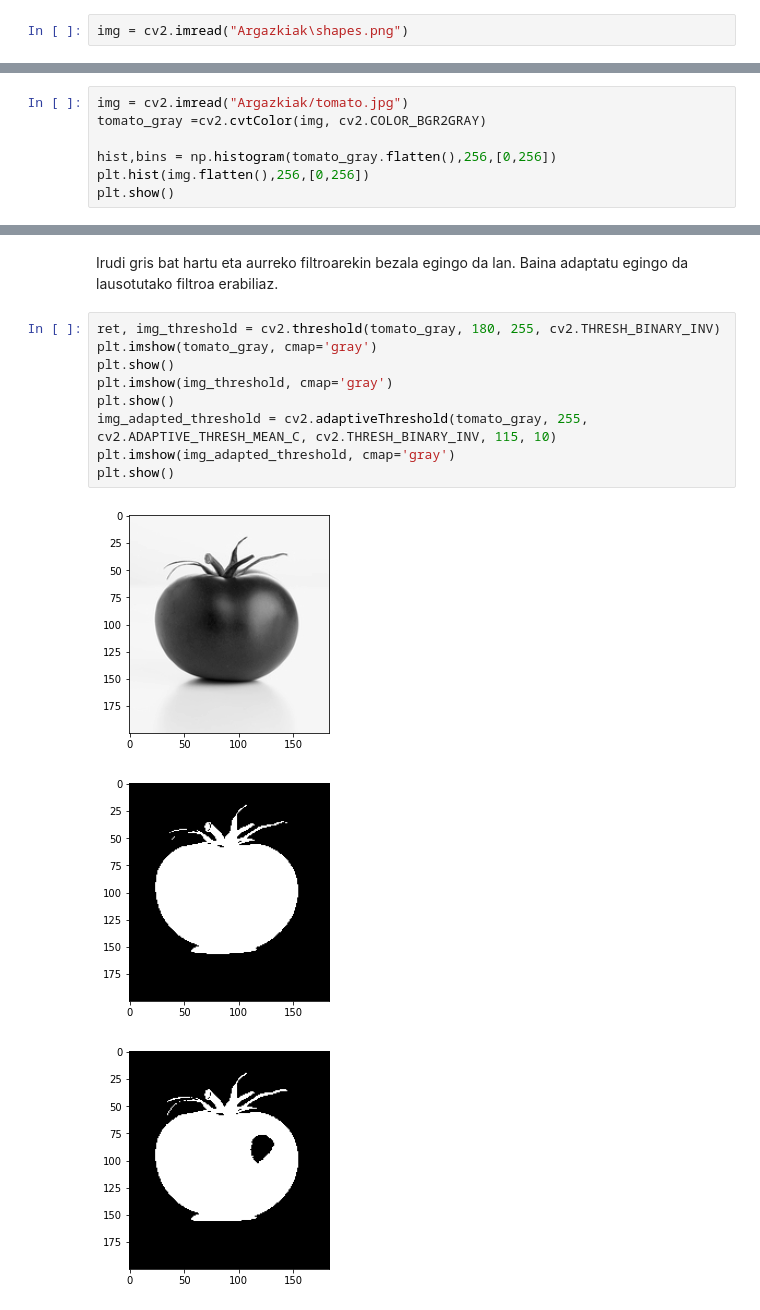
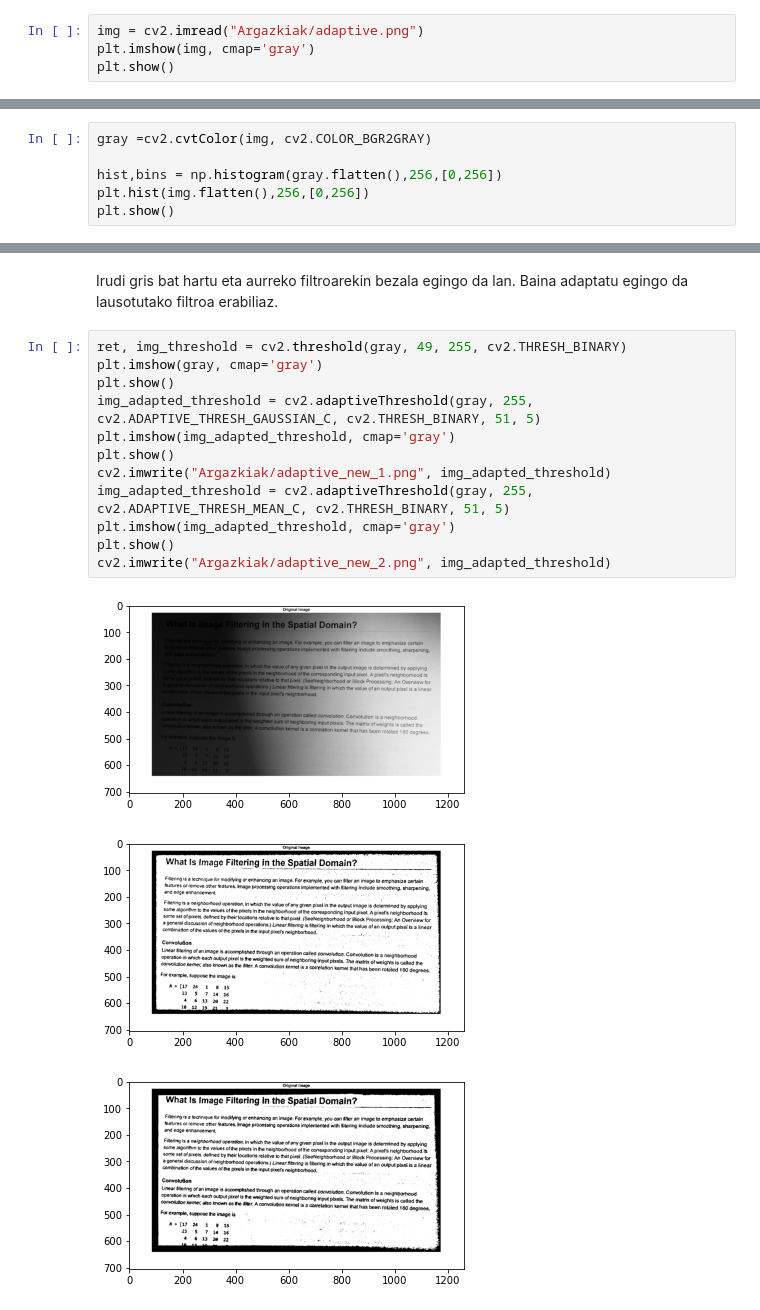
Before and after one commit to mikelalda/Ikusmen_artifiziala, a Jupyter notebook: 1-Ikusmen artifiziala/0 - Orokorra/02-Irudiak eraldatzen.ipynb, the cells around one changed output, grey strips where cells are left out. Drawn from its saved outputs; the diff is of its cells as text.

```diff
--- a/1-Ikusmen artifiziala/0 - Orokorra/02-Irudiak eraldatzen.ipynb
+++ b/1-Ikusmen artifiziala/0 - Orokorra/02-Irudiak eraldatzen.ipynb
@@ -139,4 +140,6 @@ Lausotua erabili beharrean posible da bataz-bestekoarekin egitea.
 # %% [markdown]
 Adibide berdina egingo dugu tomate batekin
 # %%
-img = cv2.imread("Argazkiak\shapes.png")
+img = cv2.imread("Argazkiak/adaptive.png")
+plt.imshow(img, cmap='gray')
+plt.show()
@@ -143,8 +148,7 @@ img = cv2.imread("Argazkiak\shapes.png")
 # %%
-img = cv2.imread("Argazkiak/tomato.jpg")
-tomato_gray =cv2.cvtColor(img, cv2.COLOR_BGR2GRAY)
+gray =cv2.cvtColor(img, cv2.COLOR_BGR2GRAY)
 
-hist,bins = np.histogram(tomato_gray.flatten(),256,[0,256])
+hist,bins = np.histogram(gray.flatten(),256,[0,256])
 plt.hist(img.flatten(),256,[0,256])
 plt.show()
 # %% [output]
@@ -152,15 +156,18 @@ plt.show()
 # %% [markdown]
 Irudi gris bat hartu eta aurreko filtroarekin bezala egingo da lan. Baina adaptatu egingo da lausotutako filtroa erabiliaz.
 # %%
-ret, img_threshold = cv2.threshold(tomato_gray, 180, 255, cv2.THRESH_BINARY_INV)
-plt.imshow(tomato_gray, cmap='gray')
+ret, img_threshold = cv2.threshold(gray, 49, 255, cv2.THRESH_BINARY)
+plt.imshow(gray, cmap='gray')
 plt.show()
-plt.imshow(img_threshold, cmap='gray')
-plt.show()
-img_adapted_threshold = cv2.adaptiveThreshold(tomato_gray, 255, cv2.ADAPTIVE_THRESH_MEAN_C, cv2.THRESH_BINARY_INV, 115, 10)
+img_adapted_threshold = cv2.adaptiveThreshold(gray, 255, cv2.ADAPTIVE_THRESH_GAUSSIAN_C, cv2.THRESH_BINARY, 51, 5)
 plt.imshow(img_adapted_threshold, cmap='gray')
 plt.show()
+cv2.imwrite("Argazkiak/adaptive_new_1.png", img_adapted_threshold)
+img_adapted_threshold = cv2.adaptiveThreshold(gray, 255, cv2.ADAPTIVE_THRESH_MEAN_C, cv2.THRESH_BINARY, 51, 5)
+plt.imshow(img_adapted_threshold, cmap='gray')
+plt.show()
+cv2.imwrite("Argazkiak/adaptive_new_2.png", img_adapted_threshold)
 # %% [output]
-[figure, old version]
+[figure, new version]
-[figure, old version]
+[figure, new version]
-[figure, old version]
+[figure, new version]
```
Also changed, not shown: parts of 5 cells of this notebook, 5 other files.
